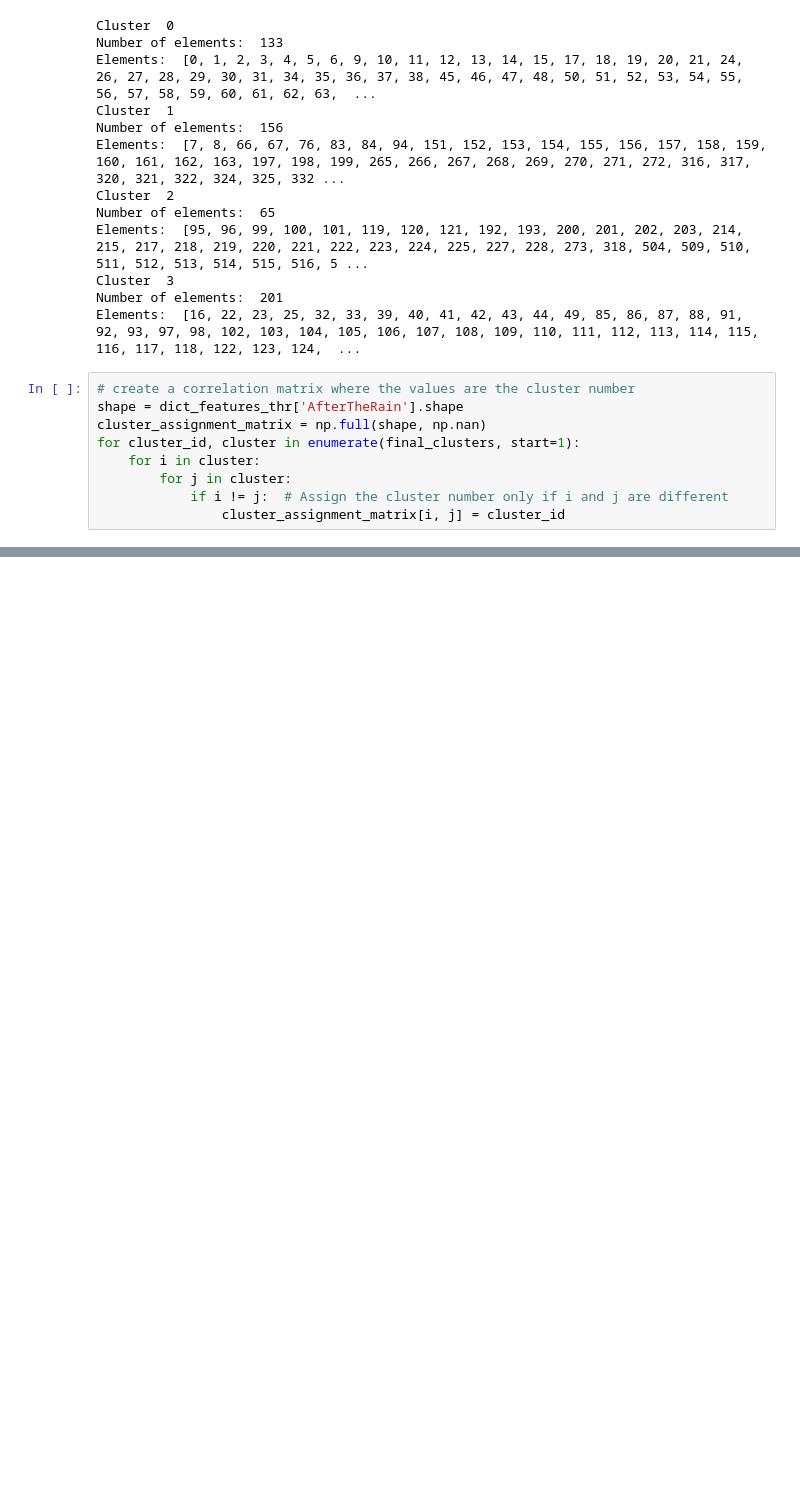
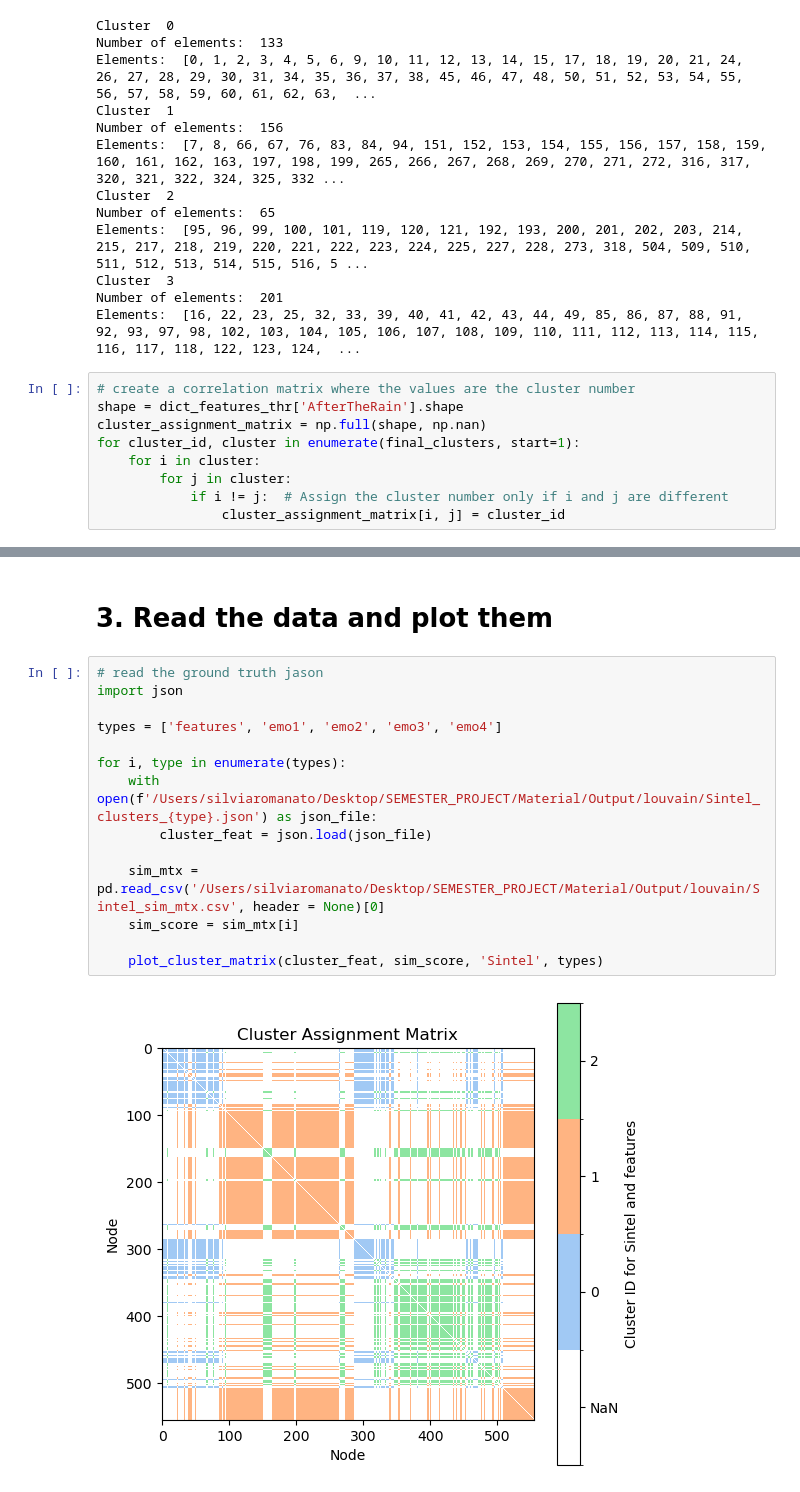
Before and after one commit to silviiaromanato/HigherOrder, a Jupyter notebook: Code/features/louvain_features.ipynb, the cells around one changed output, grey strips where cells are left out. Saved outputs shown, nothing was run; the diff lists cells and outputs as text; blank space fills up the shorter version.

```diff
--- a/Code/features/louvain_features.ipynb
+++ b/Code/features/louvain_features.ipynb
@@ -171,0 +175,18 @@ plt.show()
+# %% [markdown]
+# 3. Read the data and plot them
+# %%
+# read the ground truth jason
+import json
+
+types = ['features', 'emo1', 'emo2', 'emo3', 'emo4']
+
+for i, type in enumerate(types):
+    with open(f'/Users/silviaromanato/Desktop/SEMESTER_PROJECT/Material/Output/louvain/Sintel_clusters_{type}.json') as json_file:
+        cluster_feat = json.load(json_file)
+
+    sim_mtx = pd.read_csv('/Users/silviaromanato/Desktop/SEMESTER_PROJECT/Material/Output/louvain/Sintel_sim_mtx.csv', header = None)[0]
+    sim_score = sim_mtx[i]
+
+    plot_cluster_matrix(cluster_feat, sim_score, 'Sintel', types)
+# %% [output]
+[figure, added]
```
Also changed, not shown: parts of 4 cells of this notebook, 2 other files.
